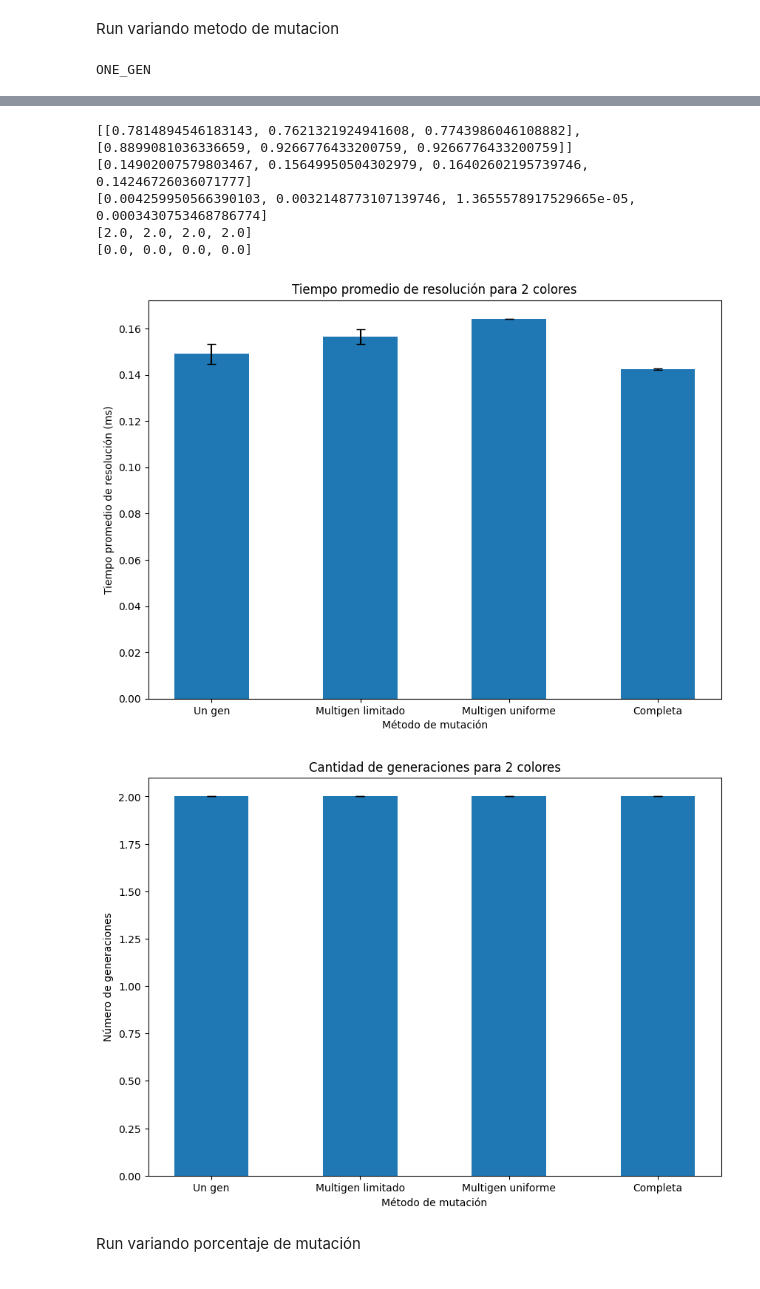
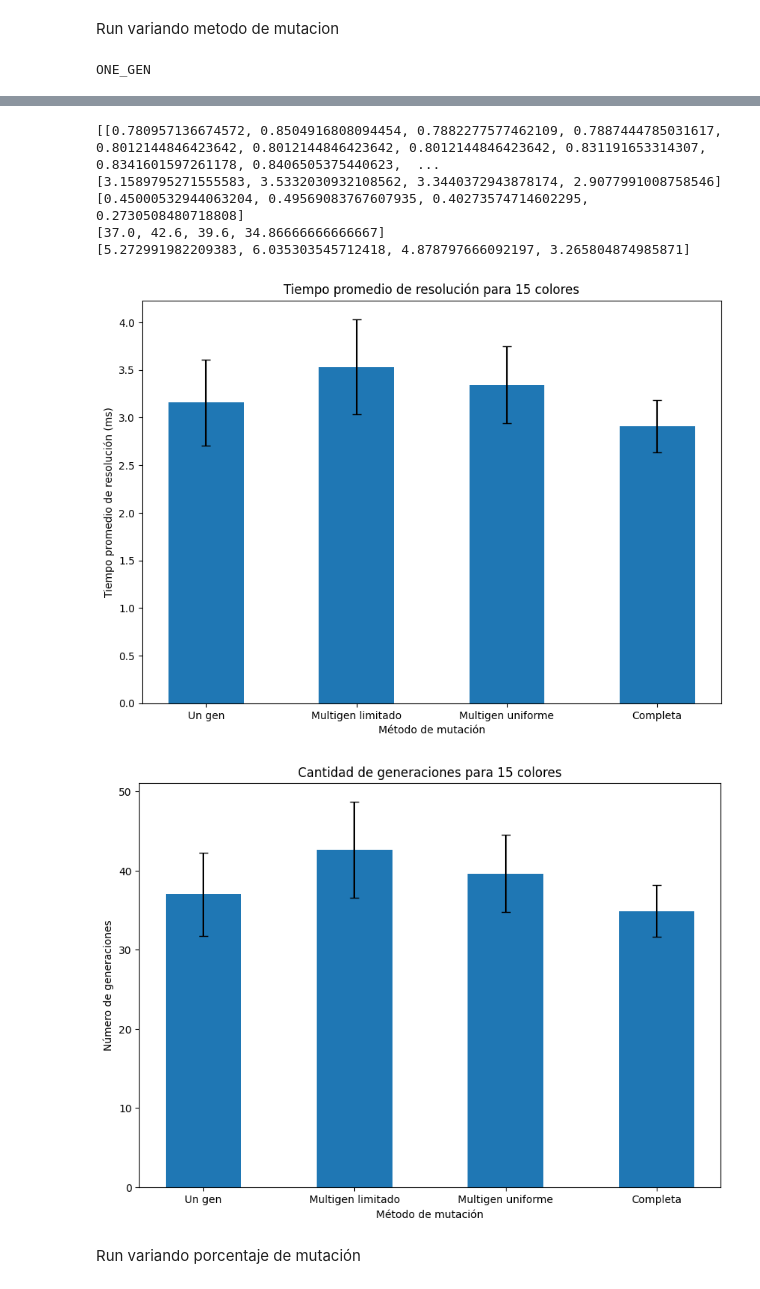
Before and after one commit to lukyferreiro/TPs-SIA, a Jupyter notebook: TP2/TP3-Jupyter.ipynb, the cells around one changed output, grey strips where cells are left out. Saved outputs shown, nothing was run; the diff lists cells and outputs as text; code cells hidden in the pictures.

```diff
--- a/TP2/TP3-Jupyter.ipynb
+++ b/TP2/TP3-Jupyter.ipynb
@@ -30,14 +30,14 @@ selection_options = ["ELITE", "ROULETTE", "UNIVERSAL", "TOURNAMENT_DETERMINISTIC
 crossing_options = ["ONE_POINT", "DOUBLE_POINT", "ANGULAR", "UNIFORM"]
 mutation_options = ["ONE_GEN", "MULTIGEN_LIMITED", "MULTIGEN_UNIFORM", "COMPLETE"]
 select_new_generation_options = ["USE_ALL", "NEW_OVER_ACTUAL"]
-color_count = 2
+color_count = 15
 N = 100
 K = 100
 palette = get_palette("./src/colores.csv")
 print(palette)
 d_error = 0.01
 time = -1
-max_generations = 2
+max_generations = 1000
 
 target_colors = []
 start_population = []
@@ -266,7 +266,7 @@ for option in mutation_options:
         best_of_each_generation_array.append(best_of_each_generation)
 
 
-    plot_evolution(best_of_each_generation_array, f'mutación {crossing_options_name[name]}' )
+    plot_evolution(best_of_each_generation_array, f'mutación {mutation_options_name[name]}' )
     name+=1
 
     avg_time = sum(times) / len(times)
@@ -317,10 +317,10 @@ COMPLETE
-[[0.7814894546183143, 0.7621321924941608, 0.7743986046108882], [0.8899081036336659, 0.9266776433200759, 0.9266776433200759]]
-[0.14902007579803467, 0.15649950504302979, 0.16402602195739746, 0.14246726036071777]
-[0.004259950566390103, 0.0032148773107139746, 1.3655578917529665e-05, 0.0003430753468786774]
-[2.0, 2.0, 2.0, 2.0]
-[0.0, 0.0, 0.0, 0.0]
+[[0.780957136674572, 0.8504916808094454, 0.7882277577462109, 0.7887444785031617, 0.8012144846423642, 0.8012144846423642, 0.8012144846423642, 0.831191653314307, 0.8341601597261178, 0.8406505375440623,  ...
+[3.1589795271555583, 3.5332030932108562, 3.3440372943878174, 2.9077991008758546]
+[0.45000532944063204, 0.49569083767607935, 0.40273574714602295, 0.2730508480718808]
+[37.0, 42.6, 39.6, 34.86666666666667]
+[5.272991982209383, 6.035303545712418, 4.878797666092197, 3.265804874985871]
-[figure, old version]
+[figure, new version]
-[figure, old version]
+[figure, new version]
 # %% [markdown]
 Run variando porcentaje de mutación
 # %%
```
Also changed, not shown: parts of 5 cells of this notebook.
